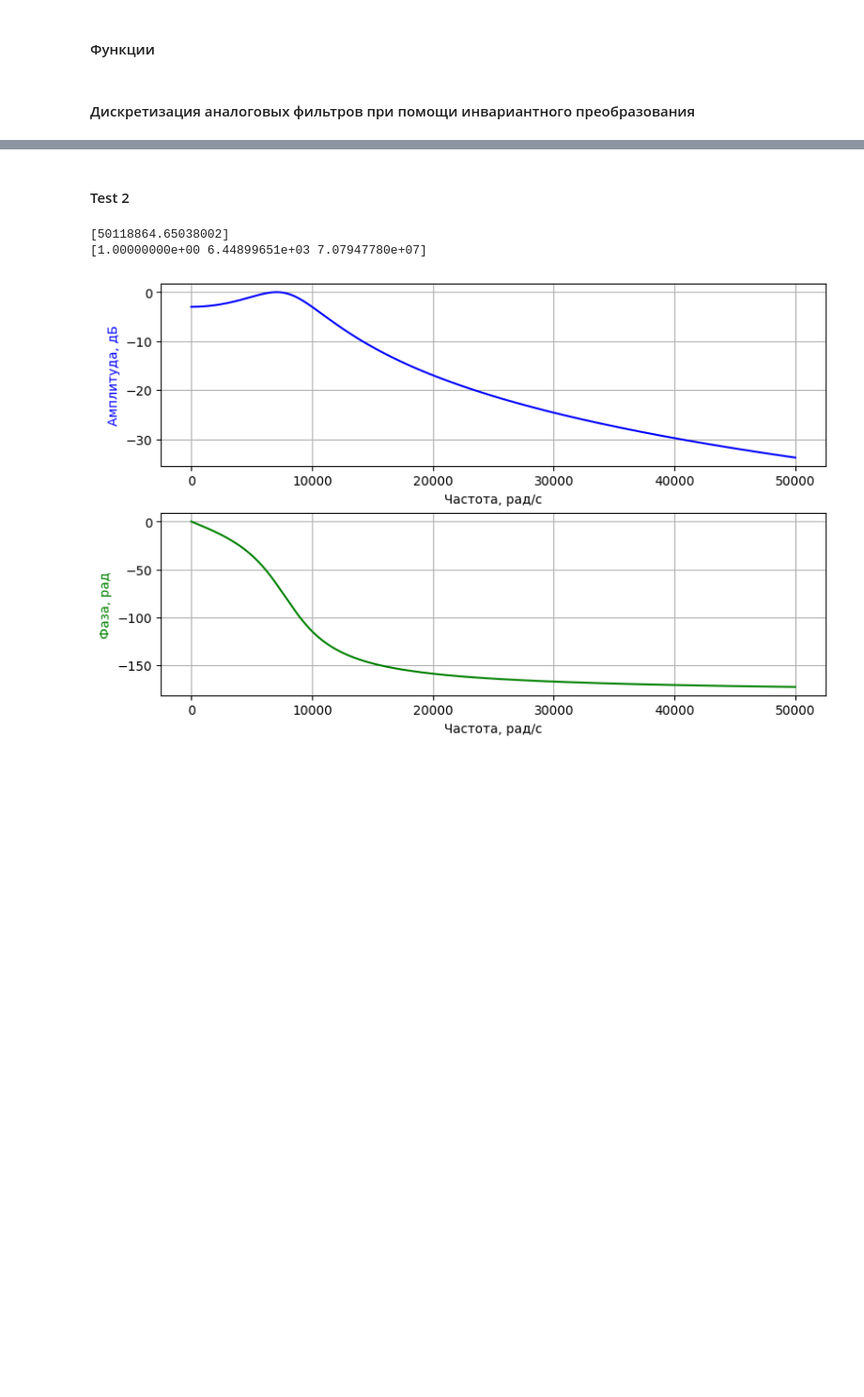
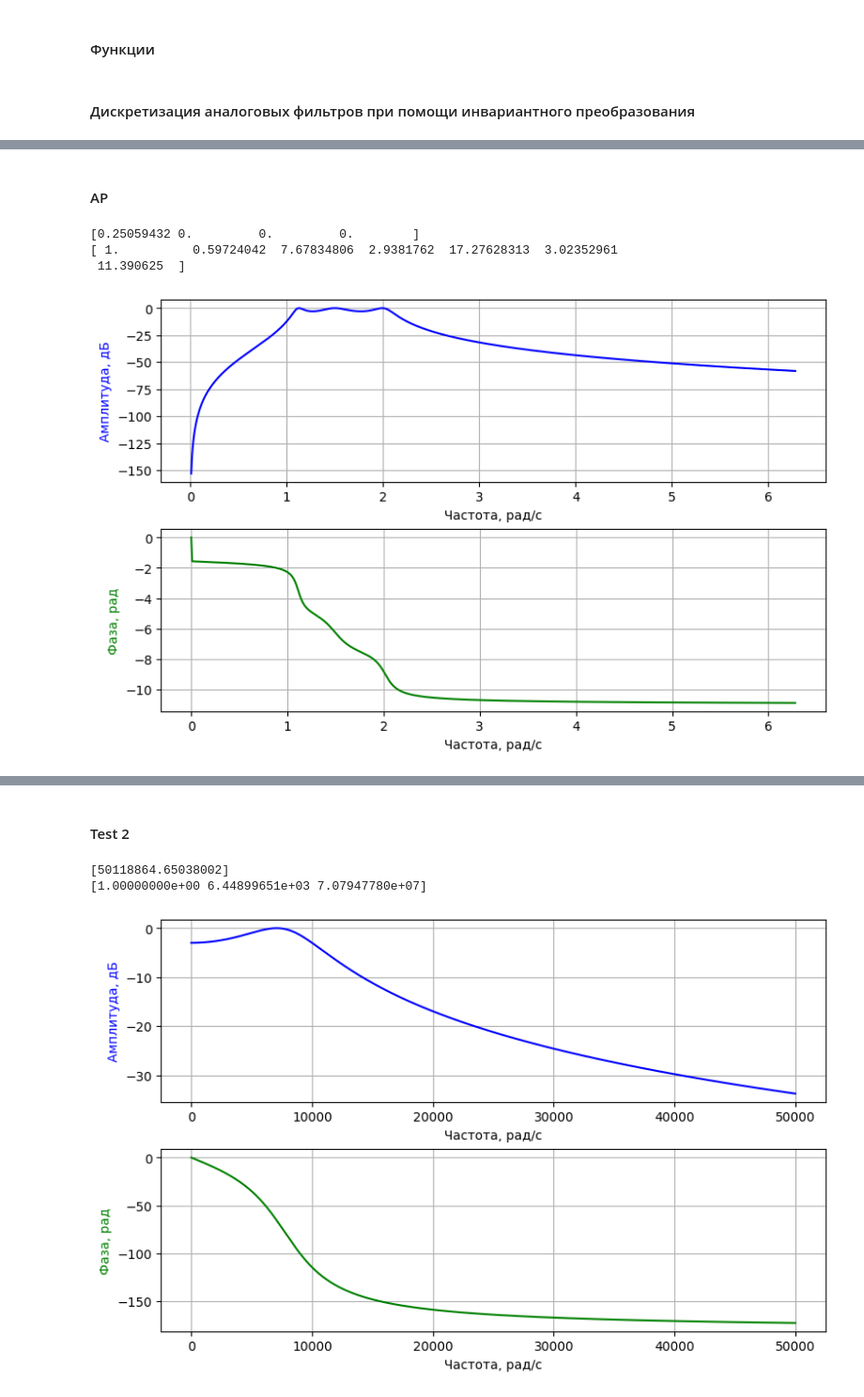
Before and after one commit to sethlearning/DigitalSignalProcessingWorkbooks, a Jupyter notebook: Filters/Synthesizing/Analog/FilterSynthesizingAnalog-7-Invariant.ipynb, the cells around one changed output, grey strips where cells are left out. Shown at 94% size. Cells and saved outputs as stored; diff of their text form; code cells hidden in the pictures; blank space fills up the shorter version.

```diff
--- a/Filters/Synthesizing/Analog/FilterSynthesizingAnalog-7-Invariant.ipynb
+++ b/Filters/Synthesizing/Analog/FilterSynthesizingAnalog-7-Invariant.ipynb
@@ -115,3 +125,57 @@ w,h = sp.freqs(b=b, a=a, worN=np.arange(start=0, stop=2*np.pi, step=0.01), plot=
+# %% [markdown]
+#### AP
+# %%
+# z, p, k = sp.buttap(N=3)
+
+z, p, k = sp.cheb1ap(N=3, rp=3)
+
+z, p, k = sp.lp2bp_zpk(z=z, p=p, k=k, wo=1.5, bw=1)
+
+b, a = sp.zpk2tf(z=z, p=p, k=k)
+
+# b, a = sp.butter(N=2, Wn=1, btype='lowpass', analog=True, output='ba')
+# b, a = sp.butter(N=3, Wn=[1,2], btype='bandpass', analog=True, output='ba')
+
+# b, a = sp.butter(N=10, Wn=1, btype='lowpass', analog=True, output='ba')
+# b, a = sp.butter(N=10, Wn=1, btype='highpass', analog=True, output='ba')
+# b, a = sp.butter(N=10, Wn=[1,2], btype='bandpass', analog=True, output='ba')
+# b, a = sp.butter(N=10, Wn=[1,2], btype='bandstop', analog=True, output='ba')
+
+# b, a = sp.cheby1(N=3, Wn=1, rp=3, btype='lowpass', analog=True, output='ba')
+# b, a = sp.cheby1(N=3, Wn=[1,2], rp=3, btype='bandpass', analog=True, output='ba')
+
+# b, a = sp.cheby1(N=10, Wn=1, rp=10, btype='lowpass', analog=True, output='ba')
+# b, a = sp.cheby1(N=10, Wn=1, rp=10, btype='highpass', analog=True, output='ba')
+# b, a = sp.cheby1(N=10, Wn=[1,2], rp=10, btype='bandpass', analog=True, output='ba')
+# b, a = sp.cheby1(N=10, Wn=[1,2], rp=10, btype='bandstop', analog=True, output='ba')
+
+# b, a = sp.cheby2(N=3, Wn=1, rs=30, btype='lowpass', analog=True, output='ba')
+# b, a = sp.cheby2(N=3, Wn=[1,2], rs=30, btype='bandpass', analog=True, output='ba')
+
+# b, a = sp.cheby2(N=10, Wn=1, rs=50, btype='lowpass', analog=True, output='ba')
+# b, a = sp.cheby2(N=10, Wn=1, rs=50, btype='highpass', analog=True, output='ba')
+# b, a = sp.cheby2(N=10, Wn=[1,2], rs=50, btype='bandpass', analog=True, output='ba')
+# b, a = sp.cheby2(N=10, Wn=[1,2], rs=50, btype='bandstop', analog=True, output='ba')
+
+# b, a = sp.ellip(N=3, Wn=1, rp=3, rs=30, btype='lowpass', analog=True, output='ba')
+# b, a = sp.ellip(N=3, Wn=[1,2], rp=3, rs=30, btype='bandpass', analog=True, output='ba')
+
+# b, a = sp.ellip(N=10, Wn=1, rp=10, rs=50, btype='lowpass', analog=True, output='ba')
+# b, a = sp.ellip(N=10, Wn=1, rp=10, rs=50, btype='highpass', analog=True, output='ba')
+# b, a = sp.ellip(N=10, Wn=[1,2], rp=10, rs=50, btype='bandpass', analog=True, output='ba')
+# b, a = sp.ellip(N=10, Wn=[1,2], rp=10, rs=50, btype='bandstop', analog=True, output='ba')
+
+print(b)
+print(a)
+
+# w, mag, phase = sp.bode(system=(b, a), w=np.arange(start=0, stop=2*np.pi, step=0.01))
+# FRPRDiagram(w=w, fr=mag, pr=phase)
+w,h = sp.freqs(b=b, a=a, worN=np.arange(start=0, stop=2*np.pi, step=0.01), plot=FRPRDiag)
+# %% [output]
+[0.25059432 0.         0.         0.        ]
+[ 1.          0.59724042  7.67834806  2.9381762  17.27628313  3.02352961
+ 11.390625  ]
+[figure, added]
 # %%
 # bi, ai = pd.impinvar(b_in=b, a_in=a, fs=10/2/np.pi)
 bi, ai = pd.impinvar(b_in=b, a_in=a)
```
Also changed, not shown: parts of 3 cells of this notebook.
